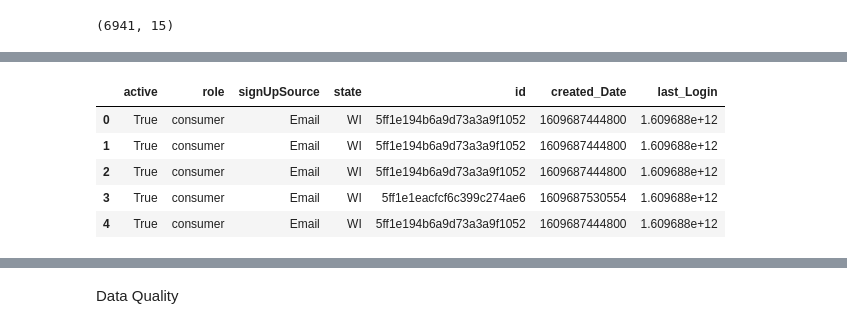
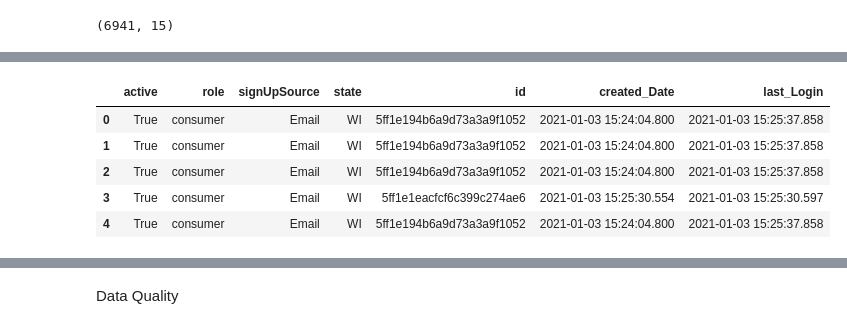
Before and after one commit to skarthika18/fetch, a Jupyter notebook: fetch.ipynb, the cells around one changed output, grey strips where cells are left out. Cells and saved outputs as stored; diff of their text form; code cells hidden in the pictures.

```diff
--- a/fetch.ipynb
+++ b/fetch.ipynb
@@ -84,18 +118,21 @@ receipts= receipts.drop(['rewardsReceiptItemList'],axis=1)
 # %%
 df2['id']=pd.json_normalize(df2['_id'])
 df2['created_Date']=pd.json_normalize(df2['createdDate'])
 df2['last_Login']=pd.json_normalize(df2['lastLogin'])
 df2=df2.drop(['createdDate','_id','lastLogin'],axis=1)
 
 df2.head()
+df2['created_Date']=pd.to_datetime(df2['created_Date'],unit='ms')
+df2['last_Login']=pd.to_datetime(df2['last_Login'],unit='ms')
 users=df2.copy()
+users.head()
 # %% [output]
 |  | active | role | signUpSource | state | id | created_Date | last_Login |
-| 0 | True | consumer | Email | WI | 5ff1e194b6a9d73a3a9f1052 | 1609687444800 | 1.609688e+12 |
-| 1 | True | consumer | Email | WI | 5ff1e194b6a9d73a3a9f1052 | 1609687444800 | 1.609688e+12 |
-| 2 | True | consumer | Email | WI | 5ff1e194b6a9d73a3a9f1052 | 1609687444800 | 1.609688e+12 |
-| 3 | True | consumer | Email | WI | 5ff1e1eacfcf6c399c274ae6 | 1609687530554 | 1.609688e+12 |
-| 4 | True | consumer | Email | WI | 5ff1e194b6a9d73a3a9f1052 | 1609687444800 | 1.609688e+12 |
+| 0 | True | consumer | Email | WI | 5ff1e194b6a9d73a3a9f1052 | 2021-01-03 15:24:04.800 | 2021-01-03 15:25:37.858 |
+| 1 | True | consumer | Email | WI | 5ff1e194b6a9d73a3a9f1052 | 2021-01-03 15:24:04.800 | 2021-01-03 15:25:37.858 |
+| 2 | True | consumer | Email | WI | 5ff1e194b6a9d73a3a9f1052 | 2021-01-03 15:24:04.800 | 2021-01-03 15:25:37.858 |
+| 3 | True | consumer | Email | WI | 5ff1e1eacfcf6c399c274ae6 | 2021-01-03 15:25:30.554 | 2021-01-03 15:25:30.597 |
+| 4 | True | consumer | Email | WI | 5ff1e194b6a9d73a3a9f1052 | 2021-01-03 15:24:04.800 | 2021-01-03 15:25:37.858 |
 # %%
 df3.shape
 # %% [output]
```
Also changed, not shown: parts of 24 cells of this notebook.
